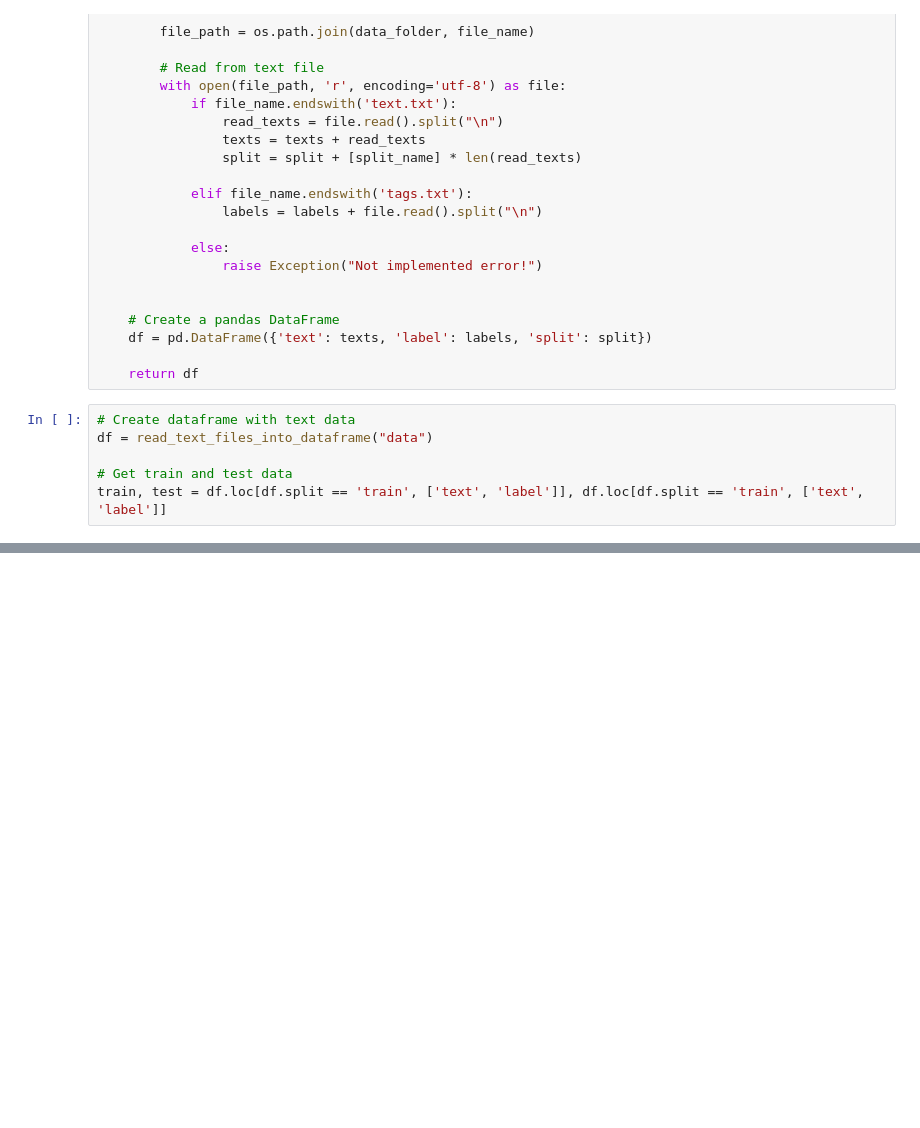
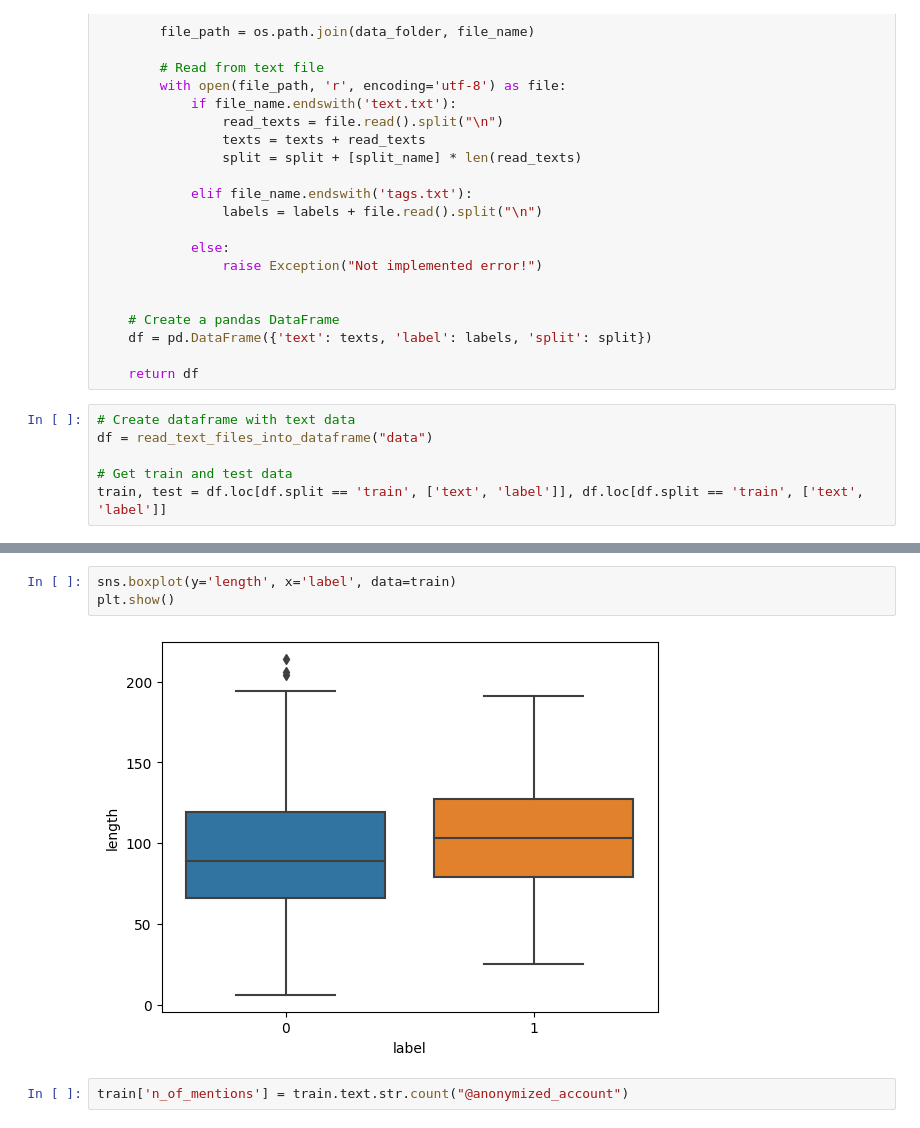
Before and after one commit to szpwski/nlp_poleval_text_classification, a Jupyter notebook: eda.ipynb, the cells around one changed output, grey strips where cells are left out. Drawn from its saved outputs; the diff is of its cells as text; blank space fills up the shorter version.

```diff
--- a/eda.ipynb
+++ b/eda.ipynb
@@ -56,0 +61,7 @@ Name: count, dtype: int64
+# %%
+sns.boxplot(y='length', x='label', data=train)
+plt.show()
+# %% [output]
+[figure, added]
+# %%
+train['n_of_mentions'] = train.text.str.count("@anonymized_account")
```
Also changed, not shown: parts of 12 cells of this notebook.
